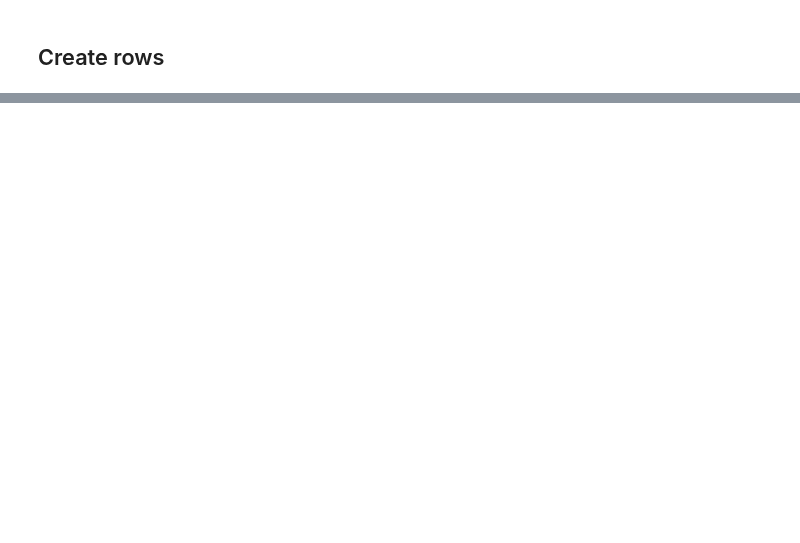
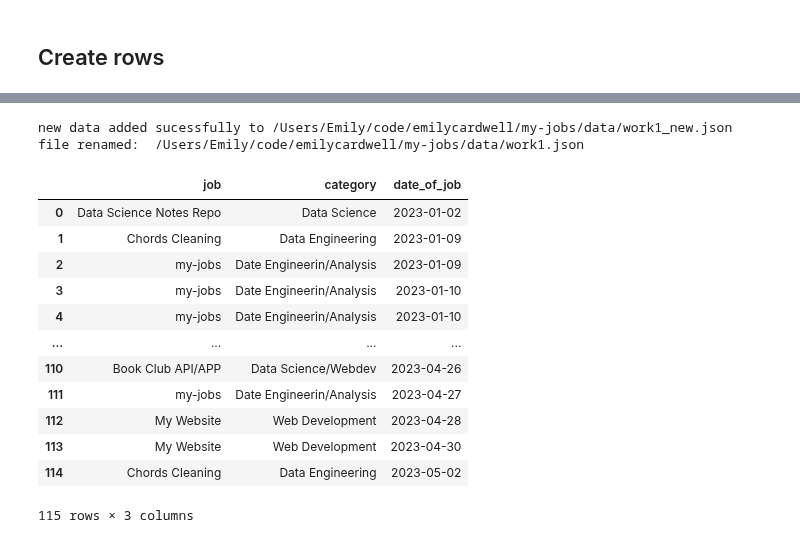
Before and after one commit to emilycardwell/my-jobs, a Jupyter notebook: jupyter_notebooks/work_df_editing.ipynb, the cells around one changed output, grey strips where cells are left out. Cells and saved outputs as stored; diff of their text form; code cells hidden in the pictures; blank space fills up the shorter version.

```diff
--- a/jupyter_notebooks/work_df_editing.ipynb
+++ b/jupyter_notebooks/work_df_editing.ipynb
@@ -60,0 +104,18 @@ old_df
+# %%
+add_to_json(reset_df, idx=None, comp_name=None, date_comp=None, file_name='work1')
+# %% [output]
+new data added sucessfully to /Users/Emily/code/emilycardwell/my-jobs/data/work1_new.json
+file renamed:  /Users/Emily/code/emilycardwell/my-jobs/data/work1.json
+|  | job | category | date_of_job |
+| 0 | Data Science Notes Repo | Data Science | 2023-01-02 |
+| 1 | Chords Cleaning | Data Engineering | 2023-01-09 |
+| 2 | my-jobs | Date Engineerin/Analysis | 2023-01-09 |
+| 3 | my-jobs | Date Engineerin/Analysis | 2023-01-10 |
+| 4 | my-jobs | Date Engineerin/Analysis | 2023-01-10 |
+| ... | ... | ... | ... |
+| 110 | Book Club API/APP | Data Science/Webdev | 2023-04-26 |
+| 111 | my-jobs | Date Engineerin/Analysis | 2023-04-27 |
+| 112 | My Website | Web Development | 2023-04-28 |
+| 113 | My Website | Web Development | 2023-04-30 |
+| 114 | Chords Cleaning | Data Engineering | 2023-05-02 |
+115 rows × 3 columns
```
Also changed, not shown: parts of 11 cells of this notebook, 4 other files.
